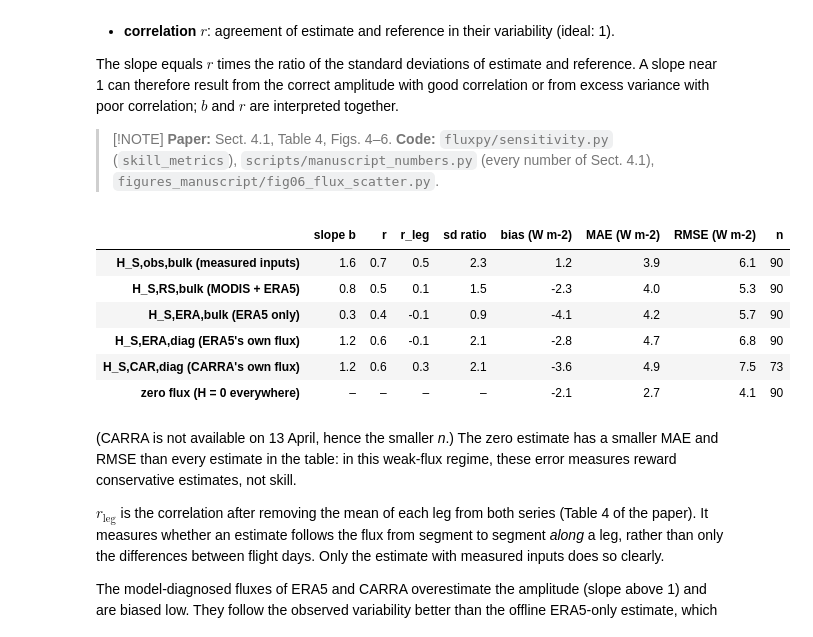
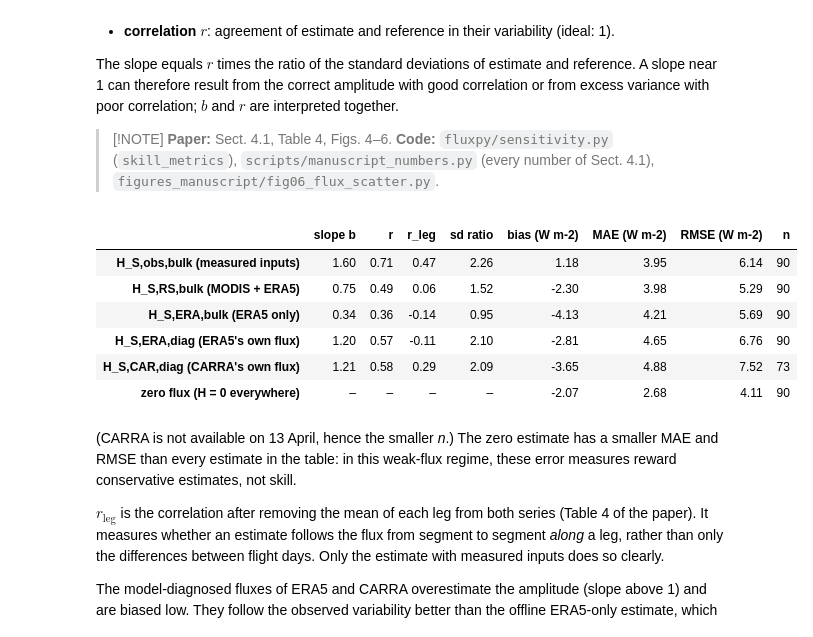
Before and after one commit to FranzFlink/bacsam2-flux-analysis, a Jupyter notebook: book/04_comparison.ipynb, the cells around one changed output. Drawn from its saved outputs; the diff is of its cells as text; code cells hidden in the pictures.

```diff
--- a/book/04_comparison.ipynb
+++ b/book/04_comparison.ipynb
@@ -29,41 +29,43 @@ REPO = Path("..").resolve(); sys.path.insert(0, str(REPO))
 plt.rcParams.update({"figure.dpi": 110, "figure.constrained_layout.use": True, "axes.grid": True, "grid.alpha": 0.3, "font.size": 10})
 
 AR  = REPO / "data/observations/ar"
 FIG = xr.open_dataset(REPO / "data/model_output/sensitivity_figure_data.nc")      # all flux estimates, 90 segments
 SEG = xr.open_dataset(AR / "analysis_ready_polar6_turbulent_fluxes_latest_5km.nc").sel(start_time=FIG.start_time.values)
 EC  = FIG["H_obs_ec"].values
 
 from fluxpy.sensitivity import skill_metrics
 import logging; logging.disable(logging.INFO)
 NAMES = {"H_obs_bulk": "H_S,obs,bulk  (measured inputs)", "H_rs_bulk": "H_S,RS,bulk   (MODIS + ERA5)",
          "H_era_bulk": "H_S,ERA,bulk  (ERA5 only)", "H_era_diag": "H_S,ERA,diag  (ERA5's own flux)", "H_car_diag": "H_S,CAR,diag  (CARRA's own flux)"}
 T = pd.to_datetime(FIG.start_time.values)
 LEG = np.cumsum(np.r_[0, np.diff(T.values) / np.timedelta64(1, "m")] > 10)          # a new leg after a gap of > 10 min
 
 def r_leg(h):
     """correlation after removing the mean of every leg: only the variability along the legs counts"""
     d = pd.DataFrame({"ec": EC, "h": h, "leg": LEG}).dropna()
     a = d.groupby("leg")[["ec", "h"]].transform(lambda s: s - s.mean())
     return np.corrcoef(a.ec, a.h)[0, 1]
 
 rows = {}
 for key, name in NAMES.items():
     h = FIG[key].values; ok = np.isfinite(h)
     m = skill_metrics(EC, h, key)
     rows[name] = {"slope b": m["slope"], "r": m["r"], "r_leg": r_leg(h), "sd ratio": m["std_ratio"], "bias (W m-2)": m["bias"],
                   "MAE (W m-2)": np.mean(np.abs(h[ok] - EC[ok])), "RMSE (W m-2)": m["rmse"], "n": m["n"]}
 rows["zero flux  (H = 0 everywhere)"] = {"bias (W m-2)": -EC.mean(), "MAE (W m-2)": np.mean(np.abs(EC)),
                                         "RMSE (W m-2)": np.sqrt(np.mean(EC ** 2)), "n": EC.size}
-table = pd.DataFrame(rows).T.round(1); table["n"] = table["n"].astype(int)
-table.fillna("–")
+table = pd.DataFrame(rows).T; table["n"] = table["n"].astype(int)
+stats = table.columns.drop("n")                          # two decimals, also in the columns with a gap
+table[stats] = table[stats].apply(lambda col: col.map(lambda v: "–" if pd.isna(v) else f"{v:.2f}"))
+table
 # %% [output]
 |  | slope b | r | r_leg | sd ratio | bias (W m-2) | MAE (W m-2) | RMSE (W m-2) | n |
-| H_S,obs,bulk (measured inputs) | 1.6 | 0.7 | 0.5 | 2.3 | 1.2 | 3.9 | 6.1 | 90 |
-| H_S,RS,bulk (MODIS + ERA5) | 0.8 | 0.5 | 0.1 | 1.5 | -2.3 | 4.0 | 5.3 | 90 |
-| H_S,ERA,bulk (ERA5 only) | 0.3 | 0.4 | -0.1 | 0.9 | -4.1 | 4.2 | 5.7 | 90 |
-| H_S,ERA,diag (ERA5's own flux) | 1.2 | 0.6 | -0.1 | 2.1 | -2.8 | 4.7 | 6.8 | 90 |
-| H_S,CAR,diag (CARRA's own flux) | 1.2 | 0.6 | 0.3 | 2.1 | -3.6 | 4.9 | 7.5 | 73 |
-| zero flux (H = 0 everywhere) | – | – | – | – | -2.1 | 2.7 | 4.1 | 90 |
+| H_S,obs,bulk (measured inputs) | 1.60 | 0.71 | 0.47 | 2.26 | 1.18 | 3.95 | 6.14 | 90 |
+| H_S,RS,bulk (MODIS + ERA5) | 0.75 | 0.49 | 0.06 | 1.52 | -2.30 | 3.98 | 5.29 | 90 |
+| H_S,ERA,bulk (ERA5 only) | 0.34 | 0.36 | -0.14 | 0.95 | -4.13 | 4.21 | 5.69 | 90 |
+| H_S,ERA,diag (ERA5's own flux) | 1.20 | 0.57 | -0.11 | 2.10 | -2.81 | 4.65 | 6.76 | 90 |
+| H_S,CAR,diag (CARRA's own flux) | 1.21 | 0.58 | 0.29 | 2.09 | -3.65 | 4.88 | 7.52 | 73 |
+| zero flux (H = 0 everywhere) | – | – | – | – | -2.07 | 2.68 | 4.11 | 90 |
 # %% [markdown]
 (CARRA is not available on 13 April, hence the smaller *n*.) The zero estimate has a smaller MAE and RMSE than every
 estimate in the table: in this weak-flux regime, these error measures reward conservative estimates, not skill.
```
Also changed, not shown: parts of 3 cells of this notebook, 6 other files.
